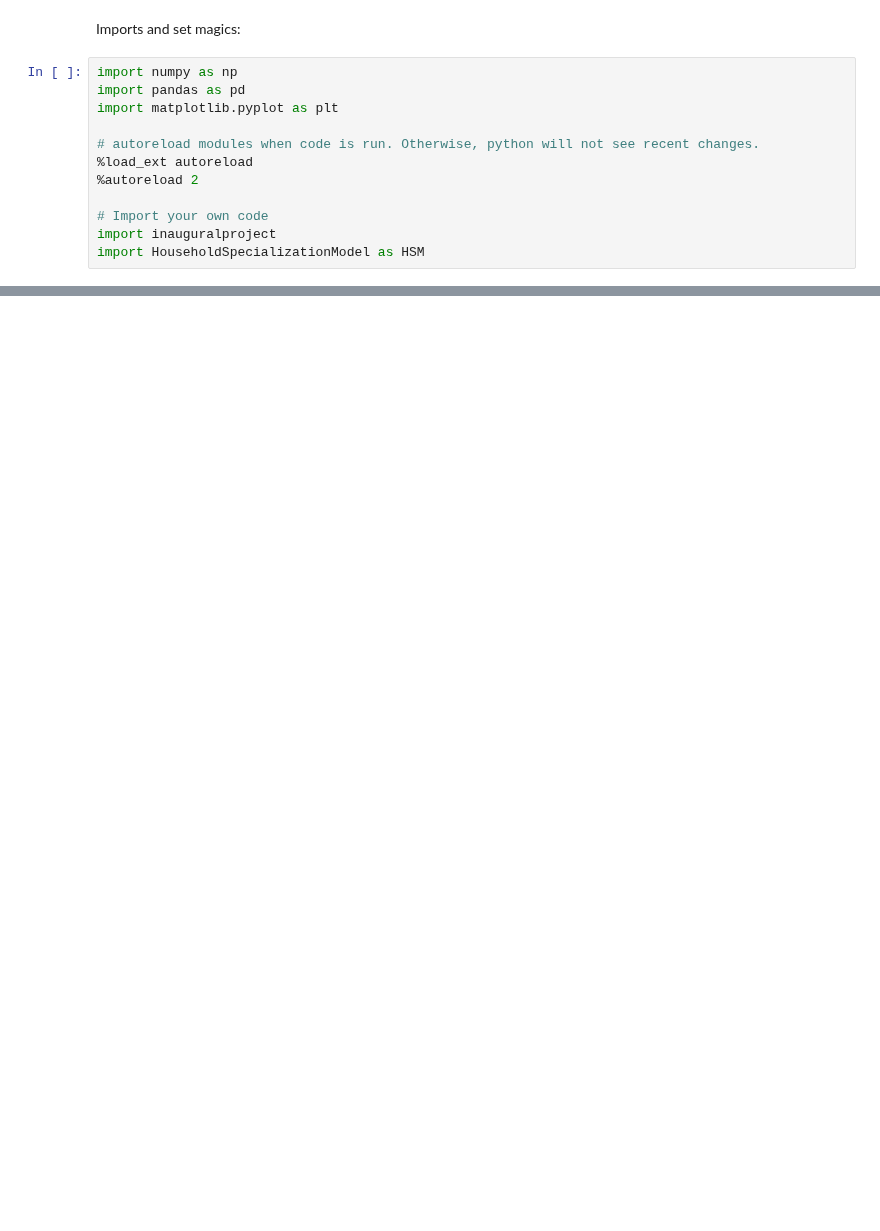
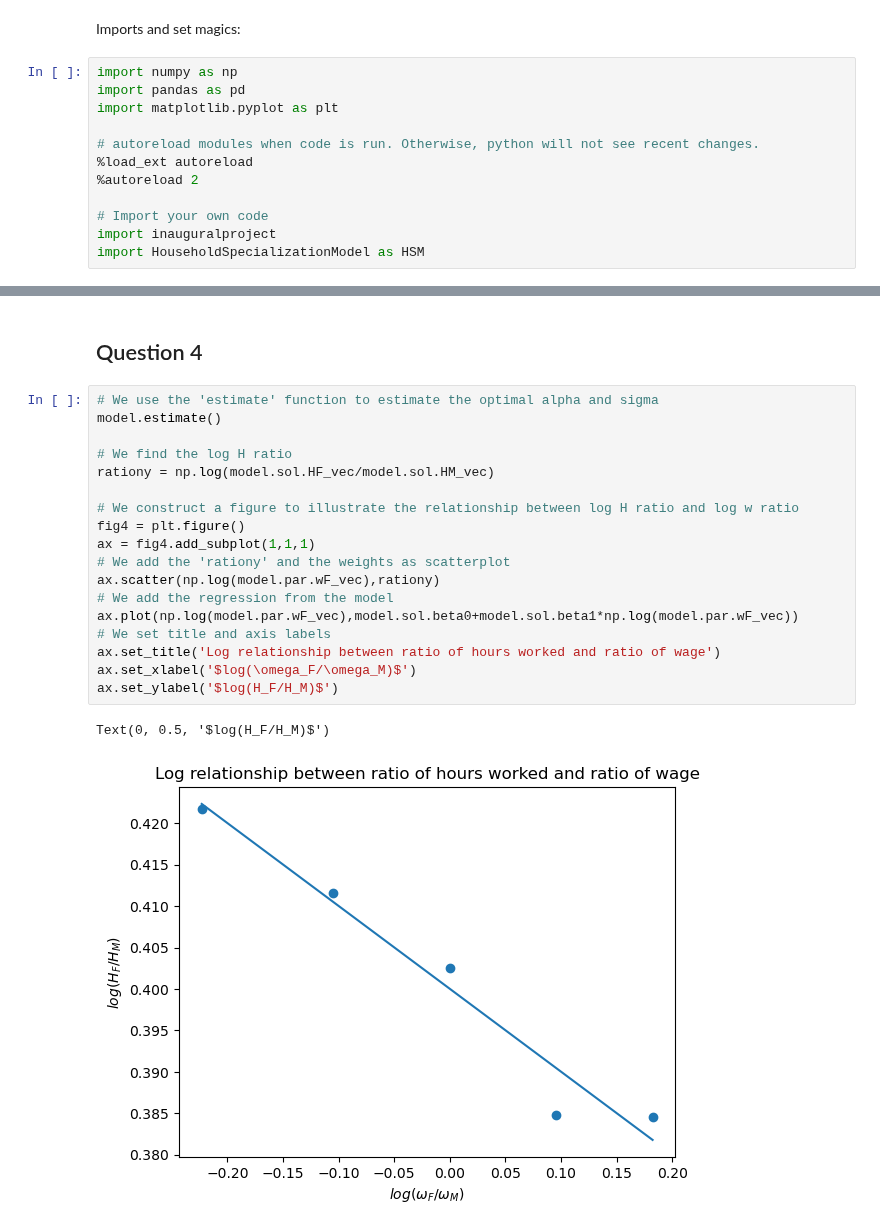
Before and after one commit to NumEconCopenhagen/projects-2023-cbjk, a Jupyter notebook: inauguralproject/inauguralproject.ipynb, the cells around one changed output, grey strips where cells are left out. Cells and saved outputs as stored; diff of their text form; blank space fills up the shorter version.

```diff
--- a/inauguralproject/inauguralproject.ipynb
+++ b/inauguralproject/inauguralproject.ipynb
@@ -48,0 +132,23 @@ print(df)
+# %% [markdown]
+## Question 4
+# %%
+# We use the 'estimate' function to estimate the optimal alpha and sigma
+model.estimate()
+
+# We find the log H ratio
+rationy = np.log(model.sol.HF_vec/model.sol.HM_vec)
+
+# We construct a figure to illustrate the relationship between log H ratio and log w ratio
+fig4 = plt.figure()
+ax = fig4.add_subplot(1,1,1)
+# We add the 'rationy' and the weights as scatterplot
+ax.scatter(np.log(model.par.wF_vec),rationy)
+# We add the regression from the model
+ax.plot(np.log(model.par.wF_vec),model.sol.beta0+model.sol.beta1*np.log(model.par.wF_vec))
+# We set title and axis labels
+ax.set_title('Log relationship between ratio of hours worked and ratio of wage')
+ax.set_xlabel('$log(\omega_F/\omega_M)$')
+ax.set_ylabel('$log(H_F/H_M)$')
+# %% [output]
+Text(0, 0.5, '$log(H_F/H_M)$')
+[figure, added]
```
Also changed, not shown: parts of 26 cells of this notebook, 1 other file.
